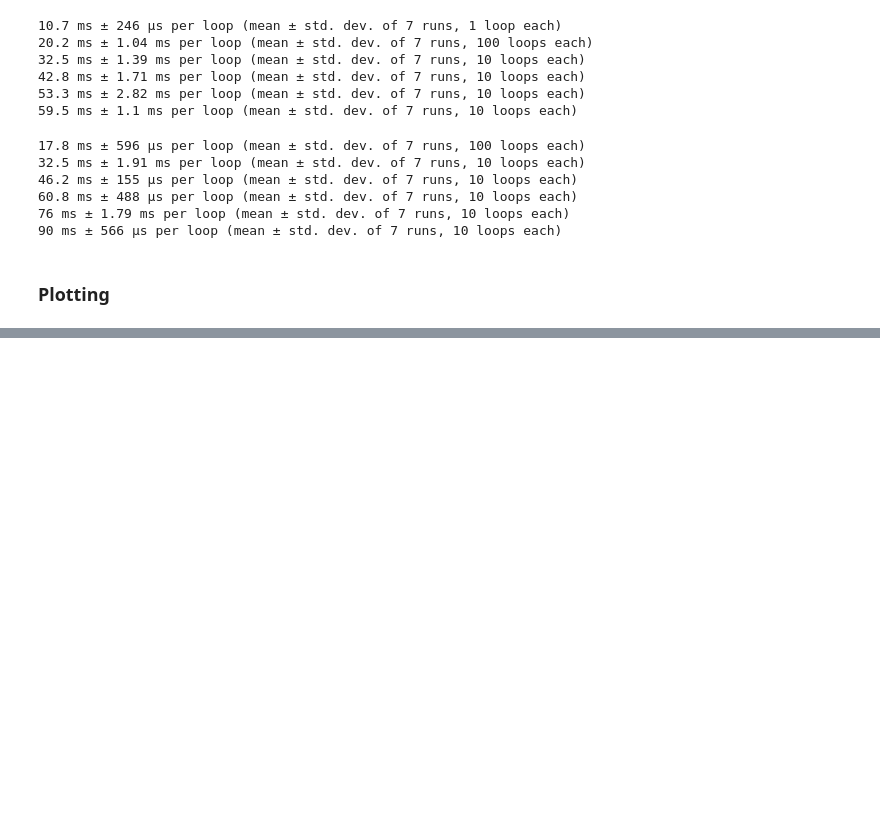
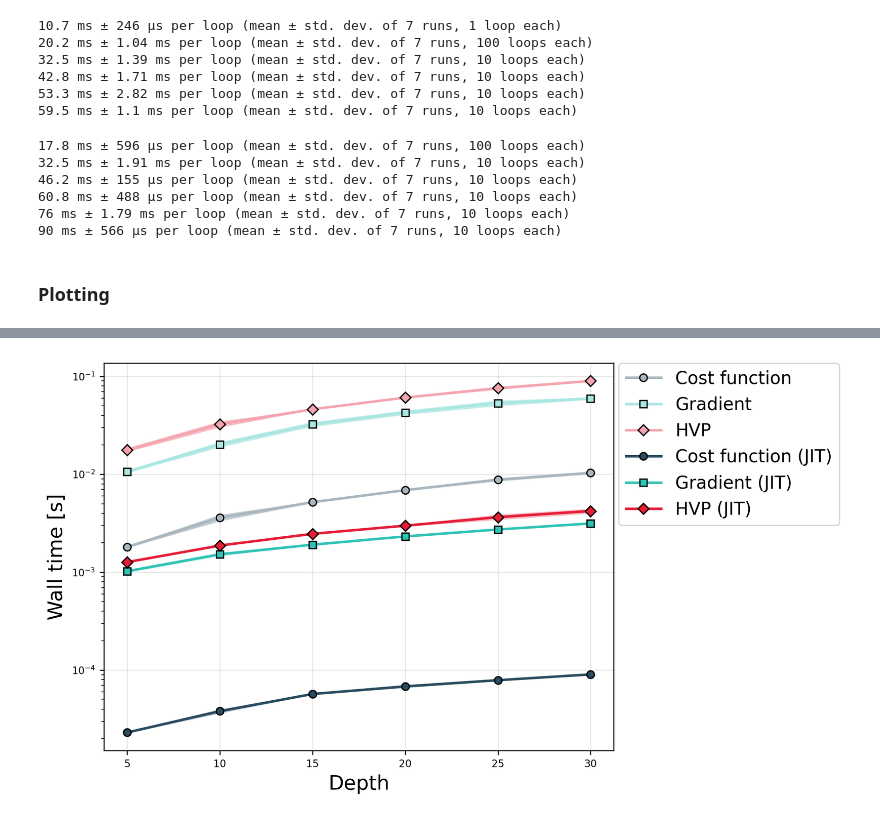
Before and after one commit to EmilianoG-byte/iqm-benchmarks, a Jupyter notebook: playground/aps_presentation/complexity_comparison.ipynb, the cells around one changed output, grey strips where cells are left out. Drawn from its saved outputs; the diff is of its cells as text; code cells hidden in the pictures; blank space fills up the shorter version.

```diff
--- a/playground/aps_presentation/complexity_comparison.ipynb
+++ b/playground/aps_presentation/complexity_comparison.ipynb
@@ -455,0 +516,6 @@ plot_wall_time(
+# %%
+# Obtain a list of tensors depths without the kraus tensor
+tensors_depths_no_kraus = []
+for tensors in tensors_depths:
+    tensors_no_kraus = {key: value for key, value in tensors.items() if key != "kraus_tensor"}
+    tensors_depths_no_kraus.append(tensors_no_kraus)
@@ -455,0 +696,23 @@ plot_wall_time(
+# %%
+wall_times_depths_unjit = {
+    "Cost function": tuples_cost_depths,
+    "Gradient": tuples_grads_depths,
+    "HVP": tuples_hvp_depths,
+   }
+wall_times_depths_jit = {
+    "Cost function (JIT)": tuples_cost_depths_jit,
+    "Gradient (JIT)": tuples_grad_depths_jit,
+    "HVP (JIT)": tuples_hvp_depths_jit
+}
+wall_times_list = [wall_times_depths_unjit, wall_times_depths_jit]
+plot_many_sets_wall_time(
+    time_data_sets=wall_times_list,
+    x_values=depth_list,
+    xlabel="Depth",
+    logscale="y",
+    title=None,
+    label_fontsize=16,
+    legend_fontsize=14,
+)
+# %% [output]
+[figure, added]
```
Also changed, not shown: parts of 41 cells of this notebook, 1 other file.
